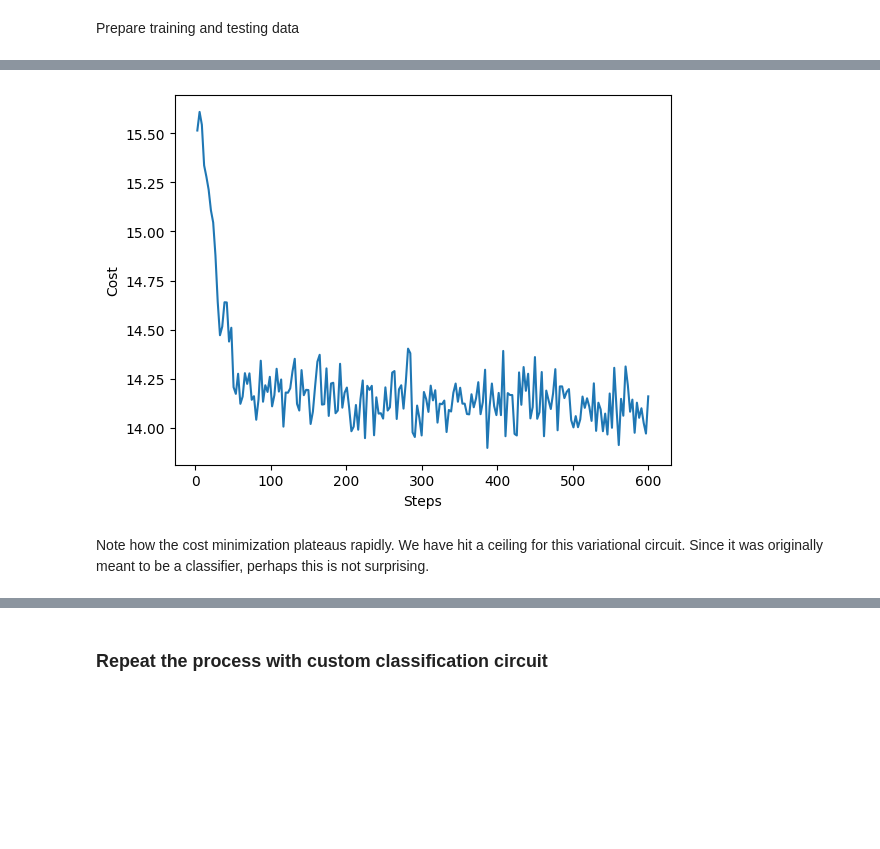
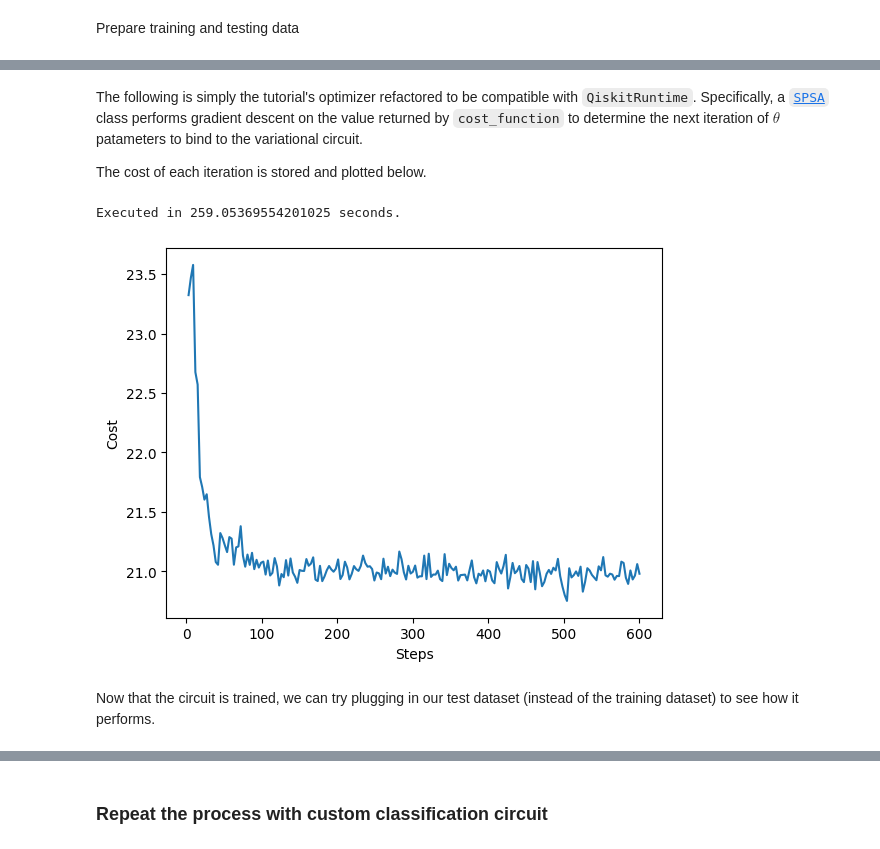
Before and after one commit to mingyoungjeng/PHSX-911-Term-Project, a Jupyter notebook: main copy.ipynb, the cells around one changed output, grey strips where cells are left out. Cells and saved outputs as stored; diff of their text form; code cells hidden in the pictures; blank space fills up the shorter version.

```diff
--- a/main copy.ipynb
+++ b/main copy.ipynb
@@ -70,0 +68,10 @@ Prepare function for the target evaluation
+# %%
+if local:
+    backend = Aer.get_backend('aer_simulator')
+else:
+    service = QiskitRuntimeService(
+        channel='ibm_quantum',
+        instance='ibm-q-research-2/uni-kansas-1/main',
+    )
+    # backend = service.get_backend('ibmq_qasm_simulator')
+    backend = service.least_busy(simulator=False, operational=True, min_num_qubits=num_qubits)
@@ -78,6 +87,13 @@ def eval(psi: np.ndarray) -> float:
         float: Value between 0.0 and 1.0
     """
 
+    psi = psi / np.linalg.norm(psi)
+
+    # output = 0
+    # for i in psi[int(len(psi)/2):]:
+    #     output += i**2
+    # return np.sqrt(output)
+
     return -sum(psi * np.log2(psi + 1e-10)) / len(psi)
 # %% [markdown]
 Prepare training and testing data
@@ -130,11 +158,12 @@ def circuit_instance(data, variational):
 # %%
+from qiskit import execute
 from qiskit_ibm_runtime import Session, Sampler
 sampler = None # Save for later
 
 def label_probability(counts):
     if "0" not in counts.keys():
         return 0
-    return counts["0"] / sum(counts.values())
+    return np.sqrt(counts["0"] / sum(counts.values()))
 
 def evaluation_probability(data, variational):
     """Classify data points using given parameters.
@@ -146,8 +175,8 @@ def evaluation_probability(data, variational):
                     each data point as 0 or 1.
     """
     circuits = [circuit_instance(d, variational) for d in data]
-    results = sampler.run(circuits, backend).result()
-    evals = [label_probability(results.get_counts(c), c) for c in circuits]
+    results = execute(circuits, backend).result() if local else sampler.run(circuits).result()
+    evals = [label_probability(results.get_counts(c)) for c in circuits]
 
     return evals
 
@@ -155,6 +184,10 @@ def cost_function(data, labels, variational):
     classifications = evaluation_probability(data, variational)
     cost = sum([np.abs(classification - label) for classification, label in zip(classifications, labels)])
     return cost
+# %% [markdown]
+The following is simply the tutorial's optimizer refactored to be compatible with `QiskitRuntime`. Specifically, a [`SPSA`](https://qiskit.org/documentation/stubs/qiskit.algorithms.optimizers.SPSA.html) class performs gradient descent on the value returned by `cost_function` to determine the next iteration of $\theta$ patameters to bind to the variational circuit.
+
+The cost of each iteration is stored and plotted below.
 # %%
 class OptimizerLog:
     """Log to store optimizer's intermediate results"""
@@ -167,39 +200,53 @@ class OptimizerLog:
         but we ignore the last two."""
         self.evaluations.append(evaluation)
         self.parameters.append(parameter)
         self.costs.append(cost)
 
 def objective_function(variational):
     """Cost function of circuit parameters on training data.
     The optimizer will attempt to minimize this."""
     return cost_function(train_data, train_labels, variational)
 
 # Set up the optimization
 from qiskit.algorithms.optimizers import SPSA
+import matplotlib.pyplot as plt
+from time import perf_counter
+%matplotlib inline
 
-with Session(service=service, backend=backend):
-    sampler = Sampler()
 
+def run_qml():
+    start = perf_counter()
     log = OptimizerLog()
     optimizer = SPSA(maxiter=200, callback=log.update)
 
     # Run the optimization
     initial_point = np.random.rand(num_variational)
     result = optimizer.minimize(objective_function, initial_point)
+    t_exec = perf_counter() - start
+    print(f"Executed in {t_exec} seconds.")
 
     opt_var = result.x
     opt_value = result.fun
 
-    import matplotlib.pyplot as plt
     fig = plt.figure()
     plt.plot(log.evaluations, log.costs)
     plt.xlabel('Steps')
     plt.ylabel('Cost')
     plt.show()
+
+    return opt_var, opt_value
+
+if local:
+    opt_var, opt_value = run_qml()
+else:
+    with Session(service=service, backend=backend):
+        sampler = Sampler()
+        opt_var, opt_value = run_qml()
 # %% [output]
+Executed in 259.05369554201025 seconds.
-[figure, old version]
+[figure, new version]
-# %% [markdown]
-Note how the cost minimization plateaus rapidly. We have hit a ceiling for this variational circuit. Since it was originally meant to be a classifier, perhaps this is not surprising.
+# %% [markdown]
+Now that the circuit is trained, we can try plugging in our test dataset (instead of the training dataset) to see how it performs.
 # %%
 labels = evaluation_probability(test_data, opt_var)
 
```
Also changed, not shown: parts of 25 cells of this notebook, 1 other file.
